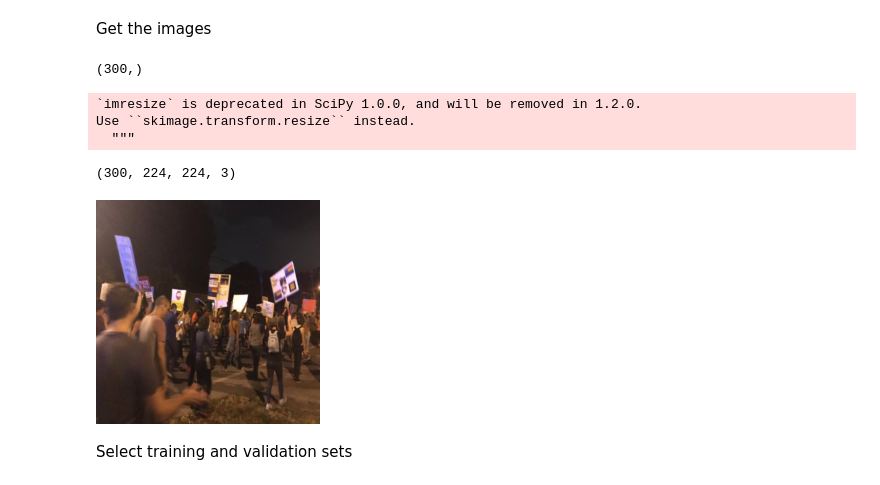
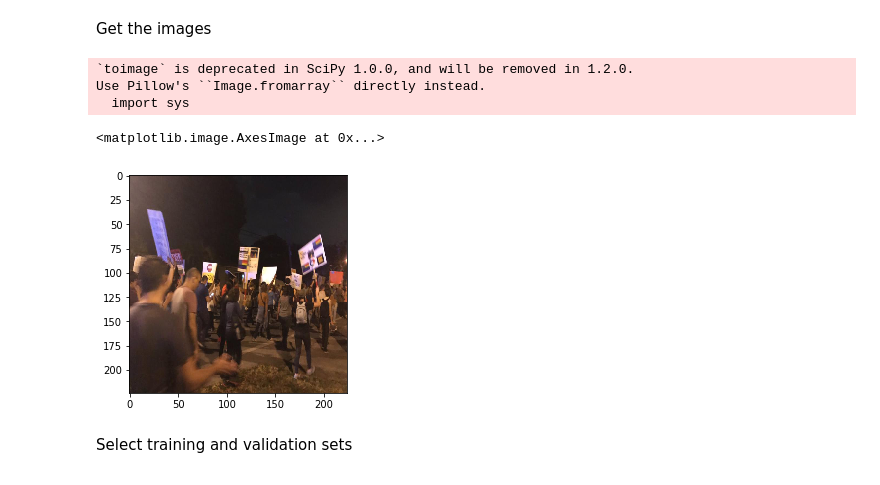
Before and after one commit to kalkun/Thesis, a Jupyter notebook: analysis/UCLA_results_validation.ipynb, the cells around one changed output. Drawn from its saved outputs; the diff is of its cells as text; code cells hidden in the pictures.

```diff
--- a/analysis/UCLA_results_validation.ipynb
+++ b/analysis/UCLA_results_validation.ipynb
@@ -38,15 +41,14 @@ imgs = pc.query(models.Images).filter(models.Images.source == 'UCLA')
 Get the labels
 # %%
 
-
-headers = ["fname", "protest", "violence", "sign", "photo", "fire", "police", "children", "group_20", "group_100", "flag", "night", "shouting"]
+headers = ["name", "protest", "violence", "sign", "photo", "fire", "police", "children", "group_20", "group_100", "flag", "night", "shouting"]
 df = pd.DataFrame(columns=headers)
 indx_non_violence = []
 
 for indx, im in enumerate(imgs[:300]):
     tags = im.tags
     values = {}
-    values['fname'] = im.name
+    values['name'] = im.name
 
     label = im.labels
     if len(label) == 1:
@@ -60,5 +62,4 @@ for indx, im in enumerate(imgs[:300]):
     for tag in tags:
         if tag.tagName == 'ucla-test': continue # ignore this
         values[tag.tagName] = 1
-
     df = df.append(values, ignore_index=True)
@@ -66,14 +69,19 @@ for indx, im in enumerate(imgs[:300]):
 # Apply a cut point and normalize violence scores
 cutpoint = 0.6
 
-#cutpoint
-ix_large = df[df['violence'] > cutpoint].index
-df.loc[ix_large, 'violence'] = cutpoint
+#clips
+df = au.ClipDFColumn(df, 'violence', cutpoint)
 
 # normalize
-v = np.matrix(df['violence'])
-scaler = MinMaxScaler()
-df['violence'] = scaler.fit_transform(v.T)
+df = au.MinMax(df, 'violence')
 
 # mask values that did not had violence labels
 df.loc[indx_non_violence, 'violence'] = -1
+
+# masks the visual attributes that where image is not a protest
+for column, value in df.iloc[:,3:].iteritems(): # fill visual attributes with masking
+    df.loc[pd.isnull(df['protest']), column] = -1
+
+# fill nas
+df = df.fillna(0)
+df
@@ -116,24 +109,29 @@ np_imgs = np.array(np_imgs)
-# %%
-np_imgs.shape
-# %% [output]
-(300,)
-# %%
-# Resize images
-new_shape = (224,224,3)
-np_imgs_resized = np.empty(shape=(np_imgs.shape[0],)+new_shape)
-for idx in range(np_imgs.shape[0]):
-    np_imgs_resized[idx] = scipy.misc.imresize(np_imgs[idx], new_shape)
-# %% [output]
-`imresize` is deprecated in SciPy 1.0.0, and will be removed in 1.2.0.
-Use ``skimage.transform.resize`` instead.
-  """
-# %%
-np_imgs_resized.shape
-# %% [output]
-(300, 224, 224, 3)
-# %%
-Image.fromarray(np_imgs_resized[0].astype('uint8'))
-# %% [output]
-[figure, removed]
+# %%
+batch_size = 8
+# %%
+dummy_test_generator = au.ResizeSequence(df[:5], batch_size,
+                                         targets = ['protest', 'violence', df.columns[3:].tolist()])
+train_generator = au.ResizeSequence(df[:100], batch_size,
+                                    targets = ['protest', 'violence', df.columns[3:].tolist()])
+validation_generator = au.ResizeSequence(df[100:200], batch_size,
+                                         targets = ['protest', 'violence', df.columns[3:].tolist()])
+test_generator = au.ResizeSequence(df[200:300], batch_size,
+                                   targets = ['protest', 'violence', df.columns[3:].tolist()])
+# %%
+# test generator
+first = dummy_test_generator.__getitem__(0)
+image = first[0][0]
+#protest = first[1][:,0]
+#violence = first[1][:,1]
+#visual = first[1][:,2:]
+img = scipy.misc.toimage(image)
+pyplot.imshow(img)
+#print("protest has shape", protest.shape, " violence has shape", violence.shape, " visual has shape", visual.shape)
+# %% [output]
+`toimage` is deprecated in SciPy 1.0.0, and will be removed in 1.2.0.
+Use Pillow's ``Image.fromarray`` directly instead.
+  import sys
+<matplotlib.image.AxesImage at 0x...>
+[figure, added]
 # %% [markdown]
 Select training and validation sets
```
Also changed, not shown: parts of 16 cells of this notebook, 1 other file.
